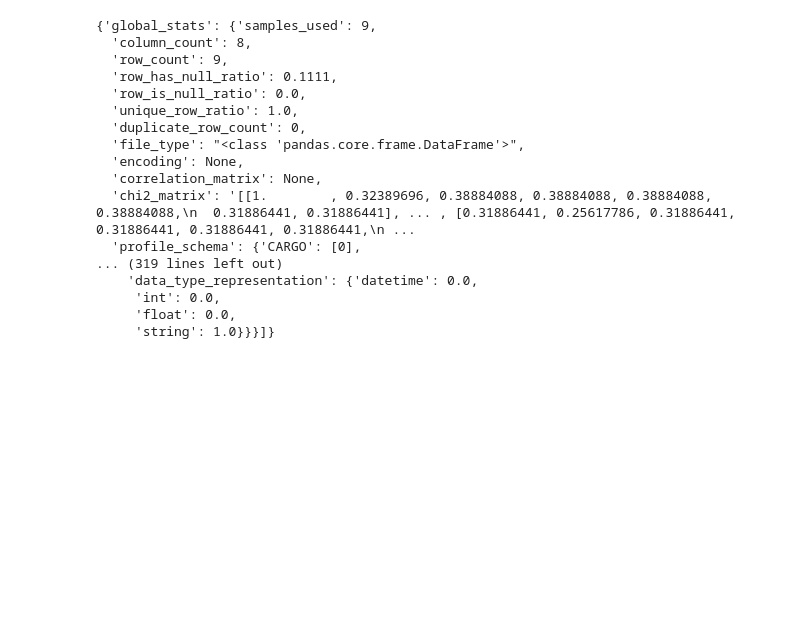
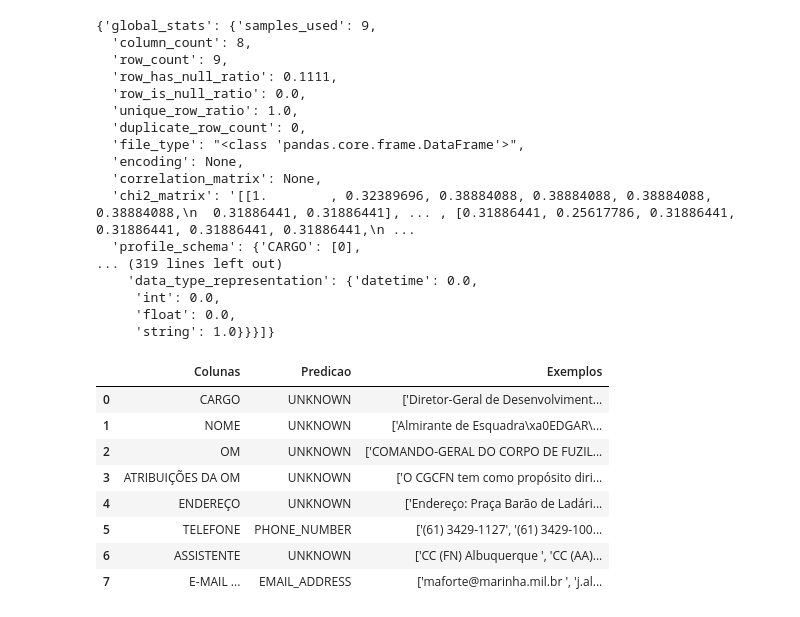
Before and after one commit to juliogazoli/alura-governanca-de-dados-data-profiler, a Jupyter notebook: privacidade_com_data_profiler.ipynb, the cells around one changed output. Saved outputs shown, nothing was run; the diff lists cells and outputs as text; code cells hidden in the pictures; blank space fills up the shorter version.

Commit message:
Classificando dados com o Data Profiler

```diff
--- a/privacidade_com_data_profiler.ipynb
+++ b/privacidade_com_data_profiler.ipynb
@@ -67,3 +67,35 @@ print(json.dumps(report, indent=4))
      'int': 0.0,
      'float': 0.0,
      'string': 1.0}}}]}
+# %%
+def verifica_dados_pessoais(results):
+    colunas = []
+    predicao = []
+    exemplos = []
+
+    for col in results['data_stats']:
+        colunas.append(col['column_name'])
+        predicao.append(col['data_label'])
+        exemplos.append(col['samples'])
+
+    df_results = pd.DataFrame({
+        'Colunas': colunas,
+        'Predicao': predicao,
+        'Exemplos': exemplos,
+    })
+
+    return df_results
+# %%
+results = verifica_dados_pessoais(report)
+# %%
+results
+# %% [output]
+|  | Colunas | Predicao | Exemplos |
+| 0 | CARGO | UNKNOWN | ['Diretor-Geral de Desenvolviment... |
+| 1 | NOME | UNKNOWN | ['Almirante de Esquadra\xa0EDGAR\... |
+| 2 | OM | UNKNOWN | ['COMANDO-GERAL DO CORPO DE FUZIL... |
+| 3 | ATRIBUIÇÕES DA OM | UNKNOWN | ['O CGCFN tem como propósito diri... |
+| 4 | ENDEREÇO | UNKNOWN | ['Endereço: Praça Barão de Ladári... |
+| 5 | TELEFONE | PHONE_NUMBER | ['(61) 3429-1127', '(61) 3429-100... |
+| 6 | ASSISTENTE | UNKNOWN | ['CC (FN) Albuquerque ', 'CC (AA)... |
+| 7 | E-MAIL ... | EMAIL_ADDRESS | ['maforte@marinha.mil.br ', 'j.al... |
```
